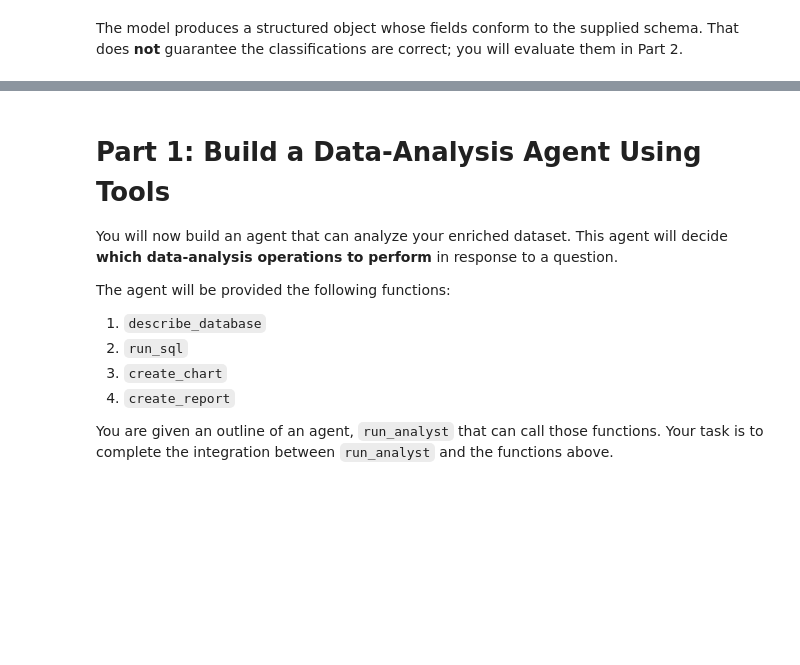
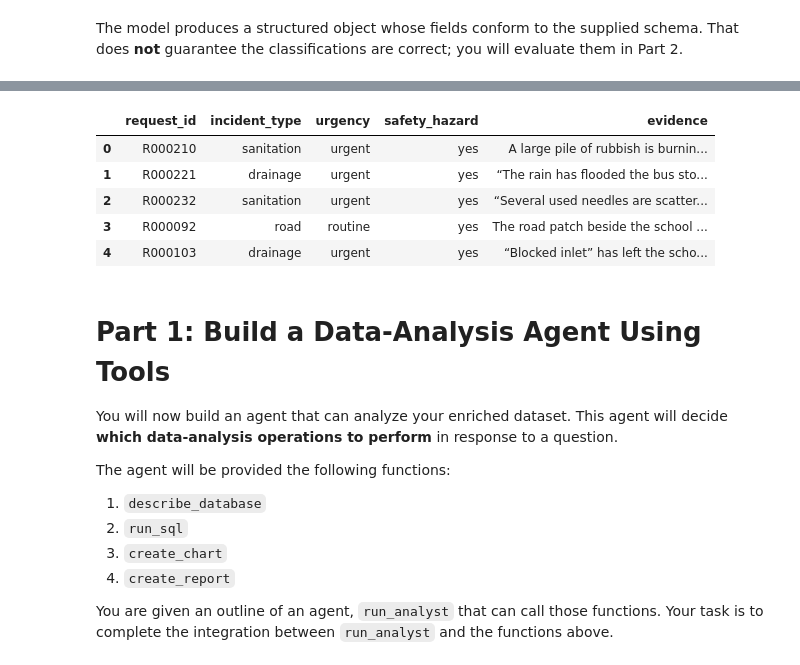
Before and after one commit to g-poklitar/D704-HW, a Jupyter notebook: dx704-project-13.ipynb, the cells around one changed output, grey strips where cells are left out. Saved outputs shown, nothing was run; the diff lists cells and outputs as text; code cells hidden in the pictures; blank space fills up the shorter version.

```diff
--- a/dx704-project-13.ipynb
+++ b/dx704-project-13.ipynb
@@ -125,2 +170,85 @@ print(response.output_parsed)
 # %% [markdown]
 The model produces a structured object whose fields conform to the supplied schema. That does **not** guarantee the classifications are correct; you will evaluate them in Part 2.
+# %%
+ENRICH_CACHE = pathlib.Path("enrichment_cache.jsonl")
+
+ENRICH_SYSTEM_PROMPT = (
+    "You classify city service requests written by residents. "
+    "Use only the evidence in the description. Do not rely on any intake category. "
+    "incident_type: road (potholes, pavement, sidewalks, paving stones, sinkholes), "
+    "electrical (streetlights, exposed or burning wiring, poles, control panels), "
+    "water (water mains, leaks, spraying water, water service), "
+    "drainage (blocked drains or inlets, flooding, standing water, backups), "
+    "sanitation (trash, bins, litter, yard waste, dumping), "
+    "tree (branches, limbs, fallen or overgrown trees), "
+    "traffic_signal (traffic lights and signals), "
+    "other (a clear problem that fits none of these), "
+    "unknown (the text is too vague to tell). "
+    "urgency: urgent if the problem needs prompt action because it is getting worse, "
+    "blocking access, or putting people or property at near-term risk; routine otherwise; "
+    "unknown if it cannot be judged. "
+    "safety_hazard: yes if the described condition could plausibly injure people or damage "
+    "property (for example exposed wiring, burning smells, cars losing control, falling objects, "
+    "water entering buildings, sinkholes, dark or failed signals); no if it is a nuisance or "
+    "cosmetic issue; unknown if the text does not say enough. "
+    "Urgency and safety_hazard are judged separately. "
+    "evidence: quote or closely paraphrase the few words that support the labels."
+)
+
+def classify_request(request_id, description):
+    last_error = None
+    for attempt in range(6):
+        try:
+            response = client.responses.parse(
+                model=MODEL,
+                input=[
+                    {"role": "system", "content": ENRICH_SYSTEM_PROMPT},
+                    {"role": "user", "content": description},
+                ],
+                text_format=IncidentExtraction,
+            )
+            return {"request_id": request_id, **response.output_parsed.model_dump()}
+        except Exception as e:
+            last_error = e
+            time.sleep(min(60, 2 ** attempt))
+    raise RuntimeError(f"{request_id}: {last_error}")
+
+requests_df = pd.read_csv("requests.csv")
+
+done_ids = set()
+if ENRICH_CACHE.exists():
+    with open(ENRICH_CACHE, encoding="utf-8") as f:
+        for line in f:
+            if line.strip():
+                done_ids.add(json.loads(line)["request_id"])
+
+todo = requests_df[~requests_df["request_id"].isin(done_ids)]
+print(f"Already classified: {len(done_ids)}, remaining: {len(todo)}")
+
+failures = []
+with open(ENRICH_CACHE, "a", encoding="utf-8") as out, \
+        concurrent.futures.ThreadPoolExecutor(max_workers=8) as pool:
+    futures = {
+        pool.submit(classify_request, row.request_id, row.description): row.request_id
+        for row in todo.itertuples()
+    }
+    for future in tqdm.notebook.tqdm(
+        concurrent.futures.as_completed(futures), total=len(futures)
+    ):
+        try:
+            out.write(json.dumps(future.result()) + "\n")
+            out.flush()
+        except Exception as e:
+            failures.append(str(e))
+
+print(f"Failures: {len(failures)}")
+print(failures[:5])
+
+enriched_df = (
+    pd.read_json(ENRICH_CACHE, lines=True)
+    .drop_duplicates("request_id", keep="last")
+)
+enriched_df.to_csv("enriched.csv", index=False)
+print(enriched_df.shape)
+enriched_df.head()
+# %% [output]
@@ -126,0 +259,6 @@ The model produces a structured object whose fields conform to the supplied sche
+|  | request_id | incident_type | urgency | safety_hazard | evidence |
+| 0 | R000210 | sanitation | urgent | yes | A large pile of rubbish is burnin... |
+| 1 | R000221 | drainage | urgent | yes | “The rain has flooded the bus sto... |
+| 2 | R000232 | sanitation | urgent | yes | “Several used needles are scatter... |
+| 3 | R000092 | road | routine | yes | The road patch beside the school ... |
+| 4 | R000103 | drainage | urgent | yes | “Blocked inlet” has left the scho... |
```
Also changed, not shown: parts of 17 cells of this notebook, 2 other files.
